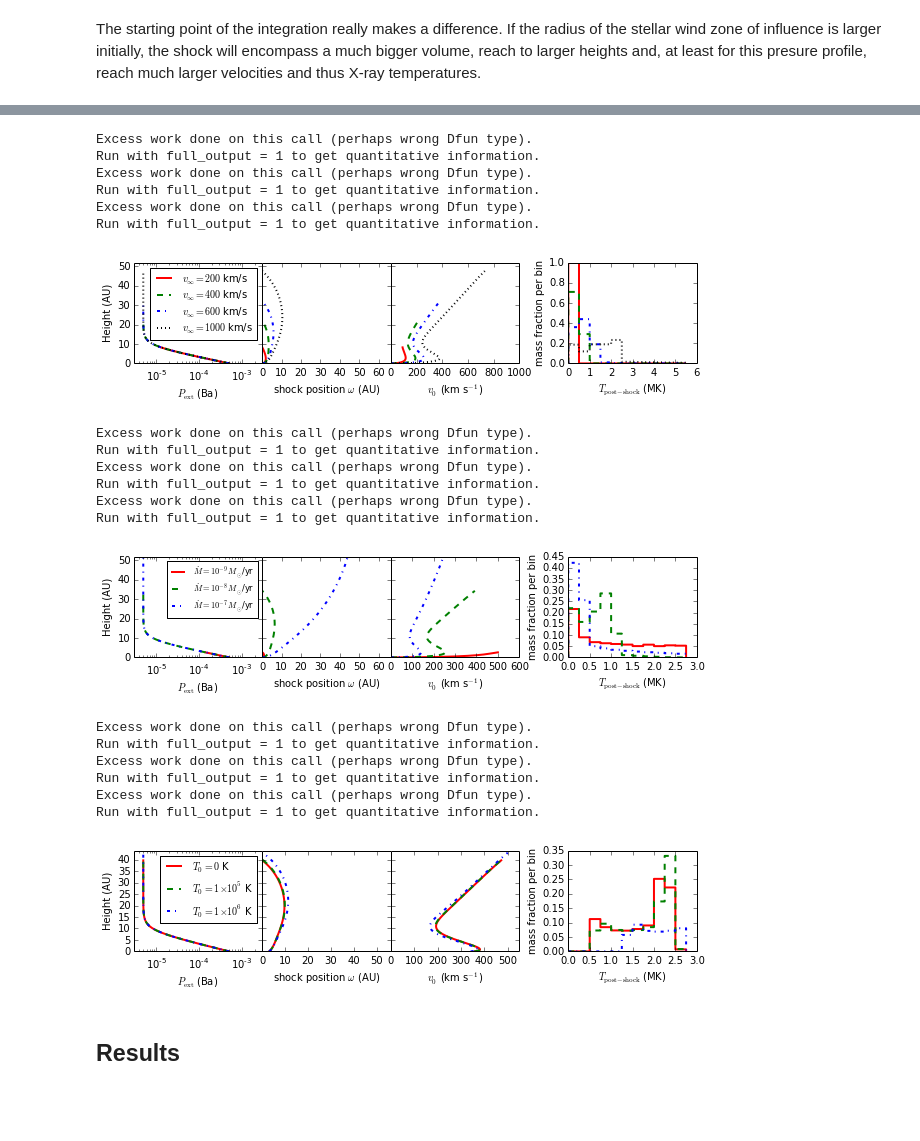
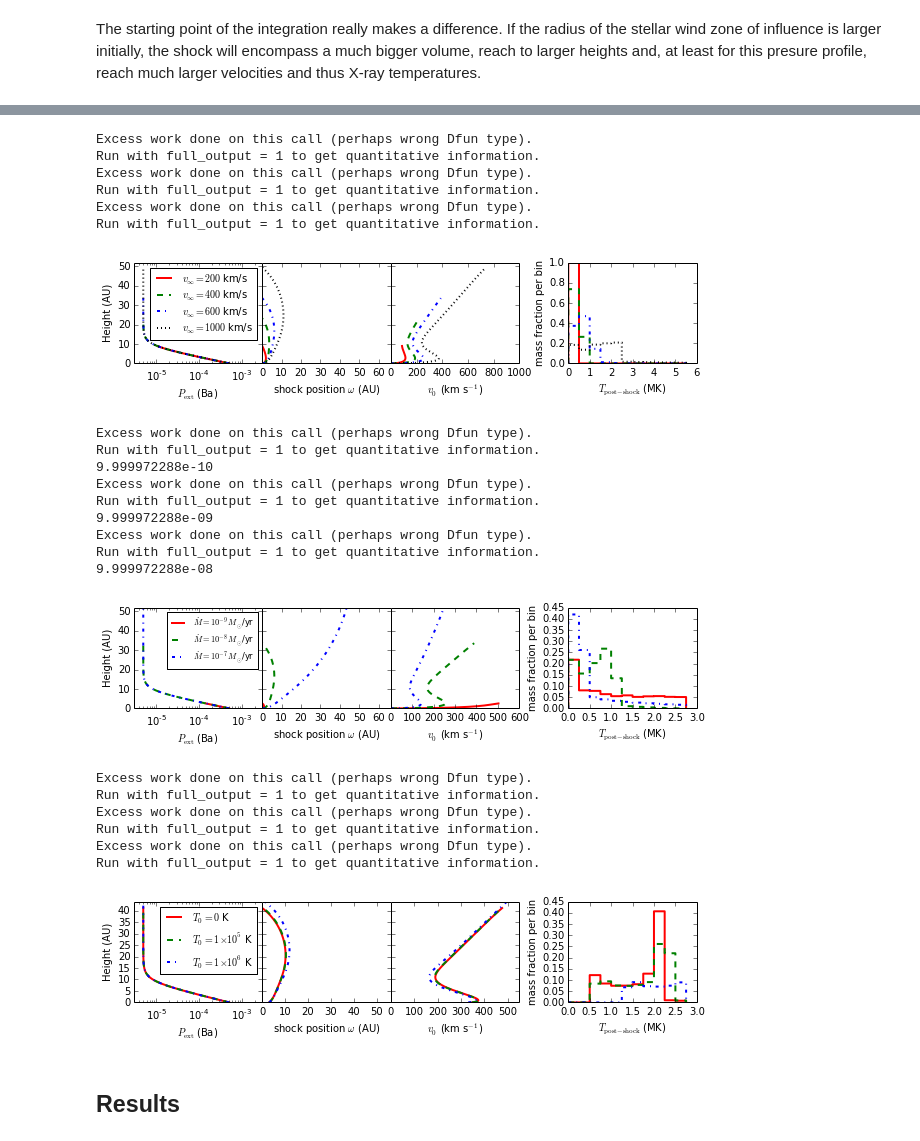
Before and after one commit to hamogu/RecollimationXrayCTTS, a Jupyter notebook: scripts/jet_recol_shocks.ipynb, the cells around one changed output, grey strips where cells are left out. Cells and saved outputs as stored; diff of their text form; code cells hidden in the pictures; blank space fills up the shorter version.

Commit message:
update figures for mass loss is exactly 1e-10 m_sun/yr

```diff
--- a/scripts/jet_recol_shocks.ipynb
+++ b/scripts/jet_recol_shocks.ipynb
@@ -86,7 +86,7 @@ Run with full_output = 1 to get quantitative information.
 # %%
 p_fiducial = ExpPres(5e-4, 2, p_inf = 5e-6)
 v_fiducial = 6e7
-mdot_fiducial = 6e17
+mdot_fiducial = 6.3376e17
 omega_fiducial = 0.01
 # %%
 ode = StellarWindShock(p_fiducial, v_fiducial, mdot_fiducial)
@@ -231,7 +231,7 @@ Excess work done on this call (perhaps wrong Dfun type).
 Run with full_output = 1 to get quantitative information.
 Excess work done on this call (perhaps wrong Dfun type).
 Run with full_output = 1 to get quantitative information.
-[figure, old version]
+[figure, new version]
 # %%
 def mdotlatex(value):
     '''Format number to nice string in LaTeX'''
@@ -248,12 +248,13 @@ z = np.arange(0,1500., .01)
 
 fig, axes = StellarWindShock.setup_plot()
 
-for m,c,l in zip([6.5e16,6.5e17, 6.5e18], 'rgbk', ['solid', 'dashed', 'dashdot', 'dotted'] ):
+for m,c,l in zip([6.3376e16,6.3376e17, 6.3376e18], 'rgbk', ['solid', 'dashed', 'dashdot', 'dotted'] ):
 
     ode = StellarWindShock(p_fiducial, v_fiducial, m)
     ode.solve(omega_fiducial, z)
     ode.plot_params(axes, label='$\dot M={0} M_{{\\odot}}$/yr'.format(mdotlatex(ode.m_dot_sun_yr)),
                     bins=np.arange(0,3.,.25), color=c, linestyle=l, linewidth=2)
+    print ode.m_dot_sun_yr
 
 #axes[1].plot(np.sqrt(ode.R0(ode.z)**2 - ode.z**2), ode.z, 'k', label='maximum radius')
 axes[3].set_ylim([0, None])
@@ -268,14 +269,17 @@ fig.savefig(plotdir + 'dot_m/dot_m.eps')
 # %% [output]
 Excess work done on this call (perhaps wrong Dfun type).
 Run with full_output = 1 to get quantitative information.
+9.999972288e-10
 Excess work done on this call (perhaps wrong Dfun type).
 Run with full_output = 1 to get quantitative information.
+9.999972288e-09
 Excess work done on this call (perhaps wrong Dfun type).
 Run with full_output = 1 to get quantitative information.
+9.999972288e-08
-[figure, old version]
+[figure, new version]
 # %%
 def Tlatex(value):
-    '''Format number to nice string in LaTeX'''
+    '''Format number ato nice string in LaTeX'''
     latex_value = "{0:1.0g}".format(value)
     if "e" in latex_value:
         s = latex_value.split('e')
@@ -283,34 +287,34 @@ def Tlatex(value):
     return latex_value
 
 z = np.arange(0,50., .01)
 
 fig, axes = StellarWindShock.setup_plot()
 
 for T,c,l in zip([0, 1e5,1e6], 'rgbk', ['solid', 'dashed', 'dashdot', 'dotted'] ):
 
     ode = HotStellarWindShock(p_fiducial, v_fiducial, mdot_fiducial, T)
     ode.solve(3., z)
     ode.plot_params(axes, label='$T_0 = {0}$ K'.format(Tlatex(T)),
                     bins=np.arange(0,3.,.25), color=c, linestyle=l, linewidth=2)
 
 axes[3].set_ylim([0, None])
 axes[0].legend(prop={'size':'medium'})
 axes[2].set_xlim([0,None])
 axes[0].set_ylim([0,44])
 axes[0].set_xlim([3e-6,3e-3])
 
 set_aspect_equal(axes[1])
 
 fig.savefig(plotdir + 'T_0/T_0.png', dpi=600)
 fig.savefig(plotdir + 'T_0/T_0.eps')
 # %% [output]
 Excess work done on this call (perhaps wrong Dfun type).
 Run with full_output = 1 to get quantitative information.
 Excess work done on this call (perhaps wrong Dfun type).
 Run with full_output = 1 to get quantitative information.
 Excess work done on this call (perhaps wrong Dfun type).
 Run with full_output = 1 to get quantitative information.
-[figure, old version]
+[figure, new version]
 # %% [markdown]
 ## Results
 # %%
```
Also changed, not shown: parts of 11 cells of this notebook, 14 other files.
